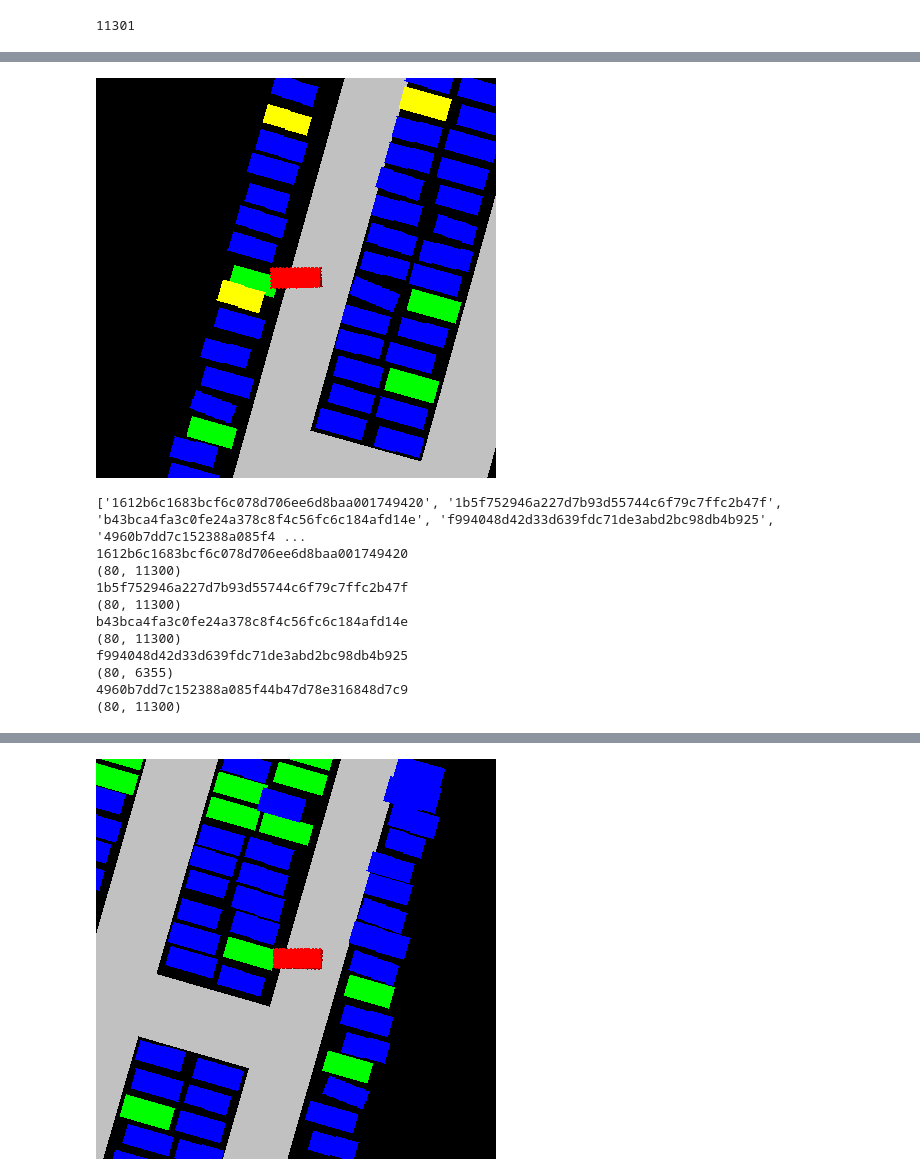
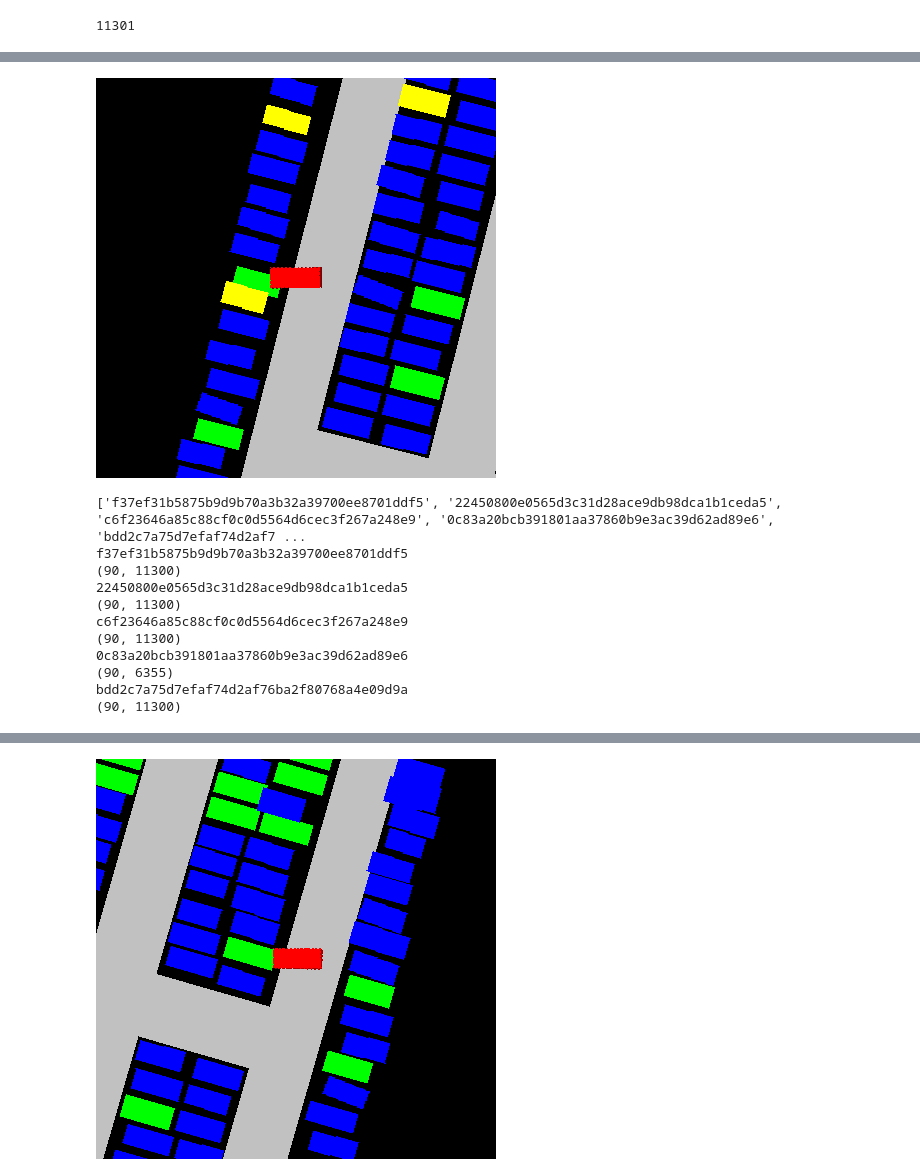
Before and after one commit to XuShenLZ/ParkSim, a Jupyter notebook: python/parksim/trajectory_predict/data_processing/data_experimentation.ipynb, the cells around one changed output, grey strips where cells are left out. Cells and saved outputs as stored; diff of their text form; code cells hidden in the pictures.

```diff
--- a/python/parksim/trajectory_predict/data_processing/data_experimentation.ipynb
+++ b/python/parksim/trajectory_predict/data_processing/data_experimentation.ipynb
@@ -58,35 +58,35 @@ ds.get('scene', ds.list_scenes()[0])
 extractor = TransformerDataProcessor(ds = ds)
 # %%
 scene = ds.get('scene', ds.list_scenes()[0])
-frame = ds.get_future_frames(scene['first_frame'],timesteps=300)[80]
+frame = ds.get_future_frames(scene['first_frame'],timesteps=300)[90]
 inst_token = frame['instances'][1]
 
 instance = ds.get('instance', inst_token)
 current_state = np.array([instance['coords'][0], instance['coords'][1], instance['heading'], instance['speed']])
 
 img_frame = extractor.vis.plot_frame(frame['frame_token'])
 img = extractor.vis.inst_centric(img_frame, inst_token)
 display(img)
 # %% [output]
-[figure, old version]
+[figure, new version]
 # %%
-instances, instance_indices = extractor.filter_instances(frame['frame_token'], 20, 4, 4)
+instances, instance_indices = extractor.filter_instances(frame['frame_token'], 10, 10, 10)
 print(instances)
 for instance_token in instances:
     print(instance_token)
     print(extractor.get_instance_index(instance_token, ds.get('instance', instance_token)['agent_token']))
 # %% [output]
-['1612b6c1683bcf6c078d706ee6d8baa001749420', '1b5f752946a227d7b93d55744c6f79c7ffc2b47f', 'b43bca4fa3c0fe24a378c8f4c56fc6c184afd14e', 'f994048d42d33d639fdc71de3abd2bc98db4b925', '4960b7dd7c152388a085f4 ...
-1612b6c1683bcf6c078d706ee6d8baa001749420
-(80, 11300)
-1b5f752946a227d7b93d55744c6f79c7ffc2b47f
-(80, 11300)
-b43bca4fa3c0fe24a378c8f4c56fc6c184afd14e
-(80, 11300)
-f994048d42d33d639fdc71de3abd2bc98db4b925
-(80, 6355)
-4960b7dd7c152388a085f44b47d78e316848d7c9
-(80, 11300)
+['f37ef31b5875b9d9b70a3b32a39700ee8701ddf5', '22450800e0565d3c31d28ace9db98dca1b1ceda5', 'c6f23646a85c88cf0c0d5564d6cec3f267a248e9', '0c83a20bcb391801aa37860b9e3ac39d62ad89e6', 'bdd2c7a75d7efaf74d2af7 ...
+f37ef31b5875b9d9b70a3b32a39700ee8701ddf5
+(90, 11300)
+22450800e0565d3c31d28ace9db98dca1b1ceda5
+(90, 11300)
+c6f23646a85c88cf0c0d5564d6cec3f267a248e9
+(90, 11300)
+0c83a20bcb391801aa37860b9e3ac39d62ad89e6
+(90, 6355)
+bdd2c7a75d7efaf74d2af76ba2f80768a4e09d9a
+(90, 11300)
 # %%
 ds.get('instance', instance_token)
 # %% [output]
```
Also changed, not shown: parts of 4 cells of this notebook, 1 other file.
